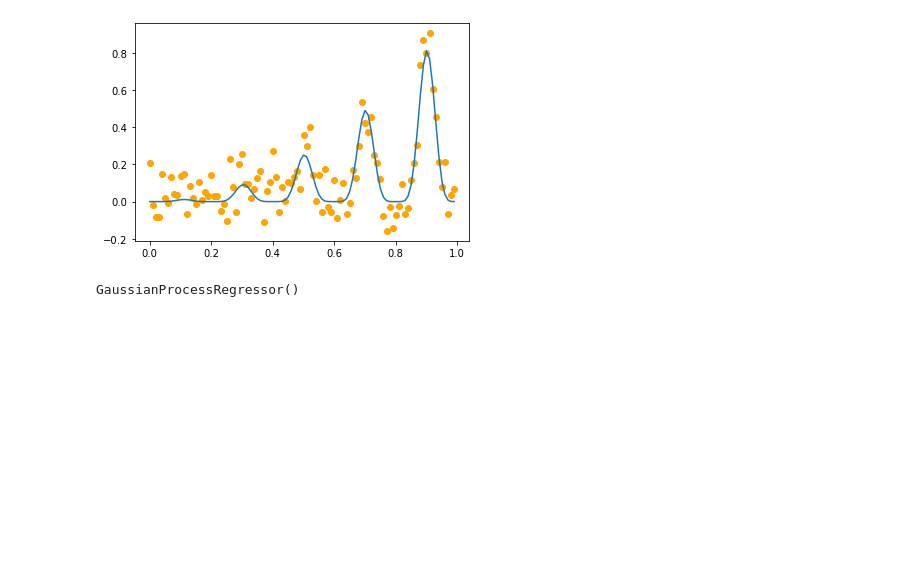
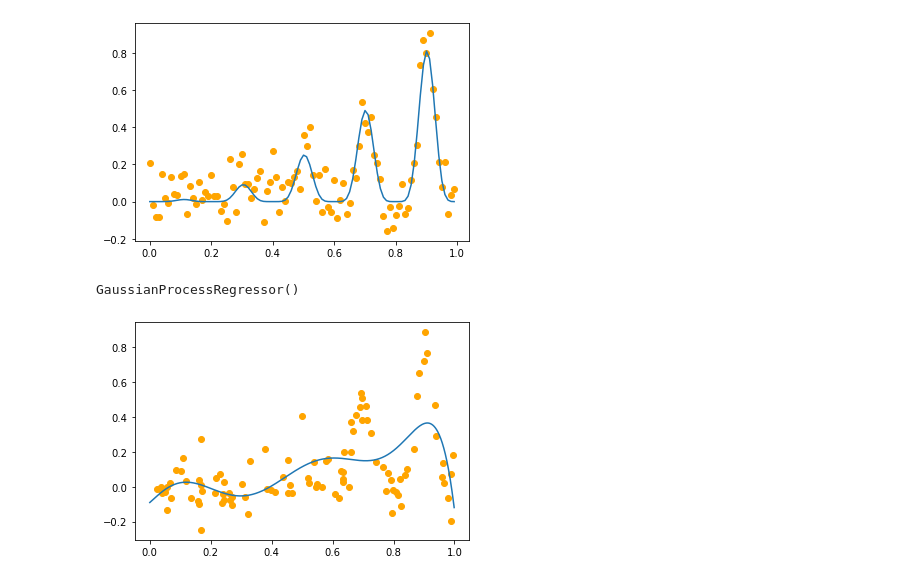
Before and after one commit to usamatrq94/time-series-models, a Jupyter notebook: Optimization-Bayesian-Search.ipynb, the cells around one changed output. Saved outputs shown, nothing was run; the diff lists cells and outputs as text; code cells hidden in the pictures; blank space fills up the shorter version.

Commit message:
bayesian optimization - surrogate function

```diff
--- a/ARIMA-optimization-Bayesian-Search.ipynb
+++ b/Optimization-Bayesian-Search.ipynb
@@ -62,10 +67,25 @@ def surrogate(model, X):
 # plot real observations vs surrogate function
 def plot(X, y, model):
     # scatter plot of inputs and real objective function
-    plt.scatter(X,y)
+    plt.scatter(X,y, c='orange')
     # line plot of surrogte function cross domain
     Xsamples = asarray(arange(0,1,0.001))
     Xsamples = Xsamples.reshape(len(Xsamples),1)
-    Xsamples, _ = surrogate(model, Xsamples)
+    ysamples, _ = surrogate(model, Xsamples)
     plt.plot(Xsamples, ysamples)
-    # show
+    # show the plot
+    plt.show()
+# %%
+# sample the domain sparsely with noise
+X = random(100)
+y = asarray([objective(x) for x in X])
+# reshape arrays
+X = X.reshape(len(X), 1)
+y = y.reshape(len(y), 1)
+# define model
+model = GaussianProcessRegressor()
+model.fit(X,y)
+# plot the surrogate function
+plot(X, y, model)
+# %% [output]
+[figure, added]
```
Also changed, not shown: parts of 3 cells of this notebook.
